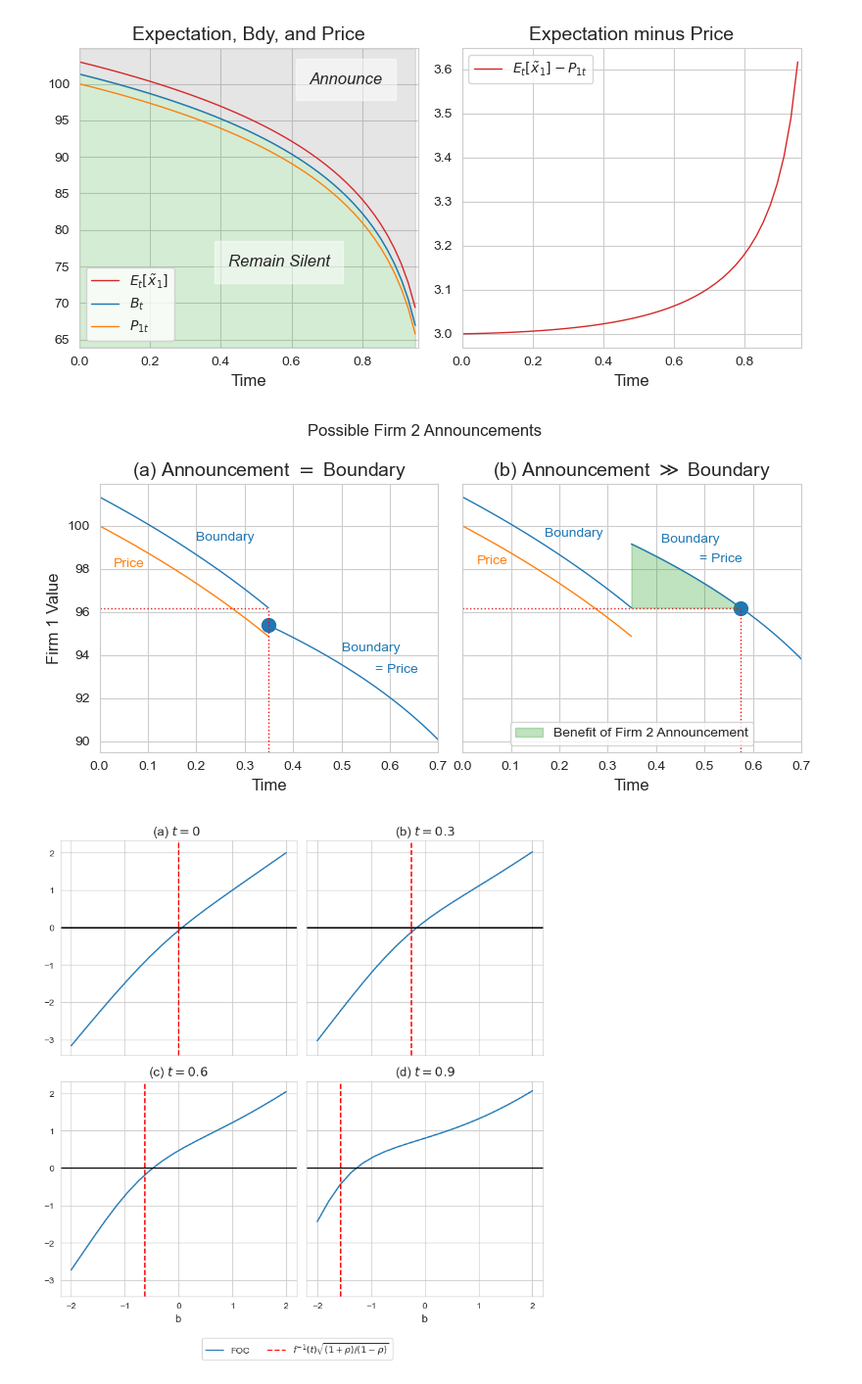
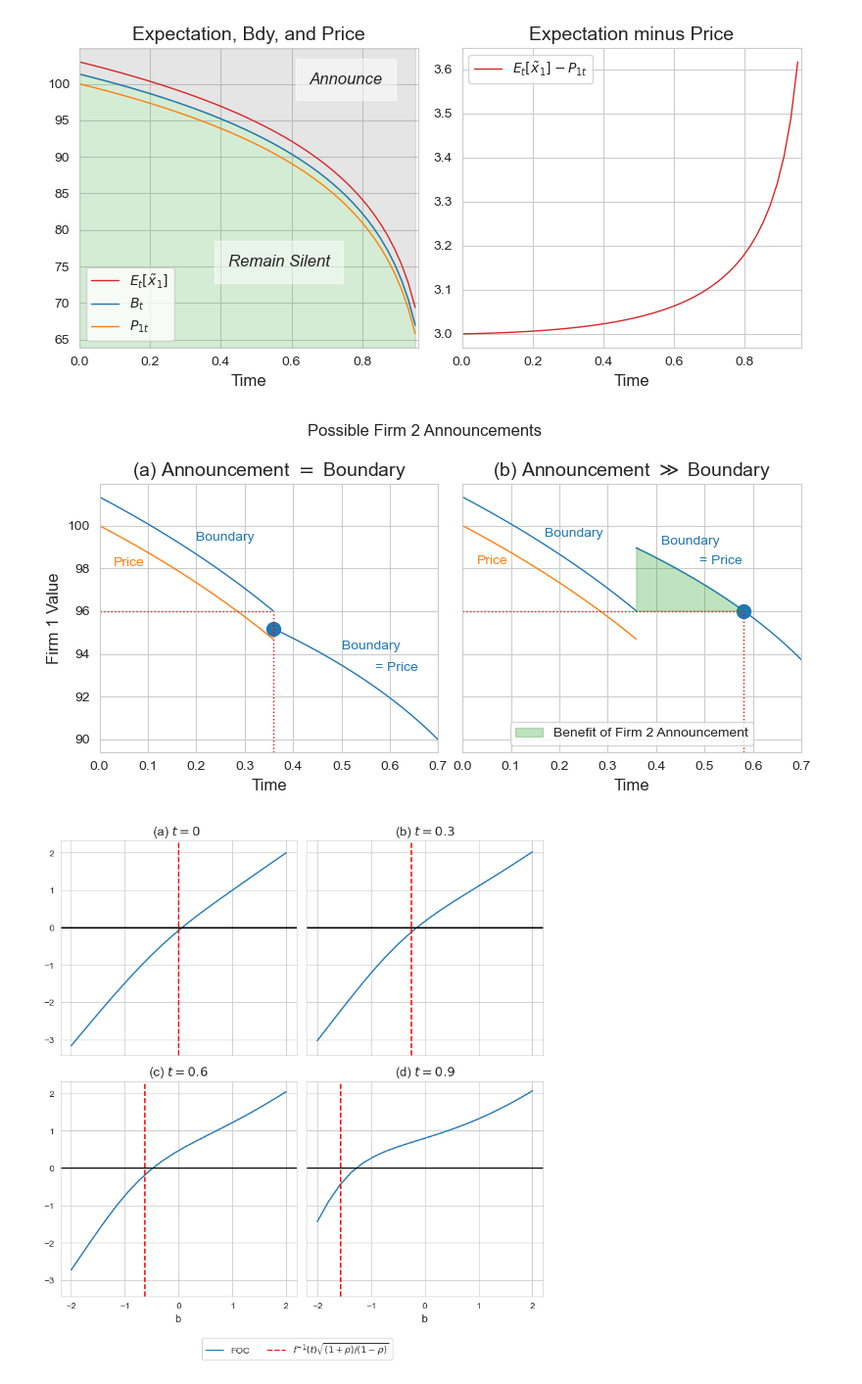
Before and after one commit to kerryback/announcements, a Jupyter notebook: Code/figures_model3.ipynb, the cells around one changed output. Shown: that part at 98% size. Drawn from its saved outputs; the diff is of its cells as text; code cells hidden in the pictures.

```diff
--- a/Code/figures_model3.ipynb
+++ b/Code/figures_model3.ipynb
@@ -222,7 +222,7 @@ fig.savefig(f'{FigureDir}/model3_riskpremium.pdf', bbox_inches='tight')
 # %%
 fig, (ax1, ax2) = plt.subplots(1, 2, sharey=True)
 grid1 = np.linspace(0, 0.6, 200)
-grid1 = [t for t in grid if stage1.bdy(t) >= 96]
+grid1 = [t for t in grid1 if stage1.bdy(t) >= 96]
 bdy1 = stage1.bdy(grid1)
 
 bdy1.plot(
@@ -330,39 +330,39 @@ ax2.text(0.17, 99.5, "Boundary", color=colors[0])
 ax2.text(0.03, 98.2, "Price", color=colors[1])
 
 ax1.text(0.5, 94.2, "Boundary", color=colors[0])
-ax2.text(0.41, 99.2, "Boundary", color=colors[0])
+ax2.text(0.41, 99.1, "Boundary", color=colors[0])
 
 ax1.text(0.57, 93.2, "= Price", color=colors[0])
-ax2.text(0.49, 98.3, "= Price", color=colors[0])
+ax2.text(0.49, 98.2, "= Price", color=colors[0])
 
 ax2.fill_between(
     grid2a,
     [bdy1.iloc[-1] for x in grid2a],
     [
         stage2.price(grid1[-1], bdy1.iloc[-1], bdy1.iloc[-1]+8, u)
         for u in grid2a
     ],
     color=colors[2],
     alpha=0.3,
     label="Benefit of Firm 2 Announcement"
 )
 ax2.legend(loc="lower center")
 ax1.set_xlim((0, 0.7))
 ax2.set_xlim((0, 0.7))
 ax1.set_xlabel("Time")
 ax2.set_xlabel("Time")
 # ax1.legend(loc="lower right")
 ax1.set_ylabel("Firm 1 Value")
 ax1.set_ylim((y0, ax1.get_ylim()[1]))
 ax1.set_title(r"(a) Announcement $=$ Boundary")
 ax2.set_title(r"(b) Announcement $\gg$ Boundary")
 fig.suptitle("Possible Firm 2 Announcements")
 fig.tight_layout()
 fig.savefig(f'{FigureDir}/model3_benefit_waiting.pdf')
 
 plt.show()
 # %% [output]
-[figure, old version]
+[figure, new version]
 # %%
 rho = 0.5
 npoints = 20
```
Also changed, not shown: 3 other files.
